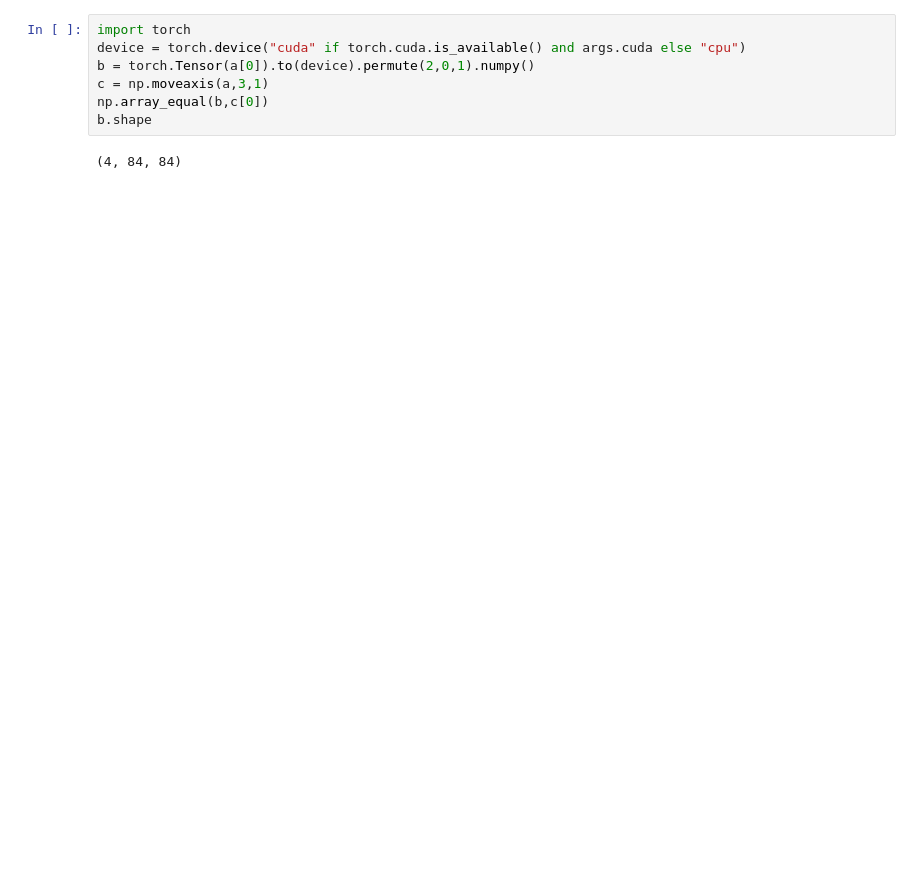
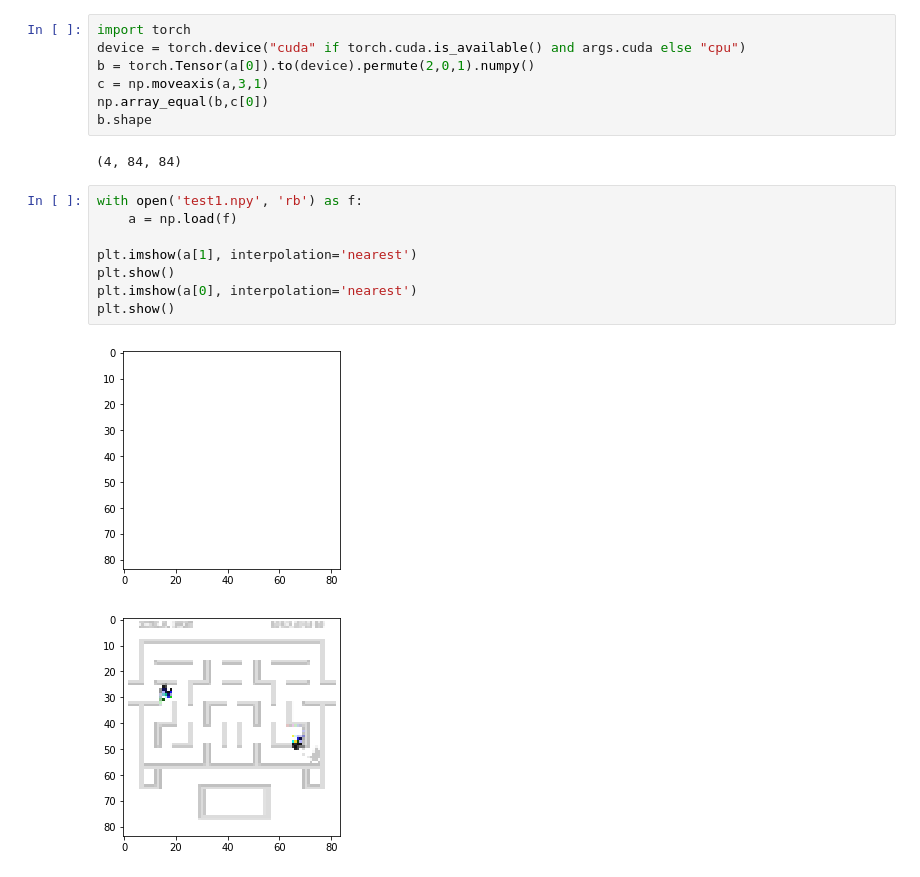
Before and after one commit to eduardokruel/DQNThesis, a Jupyter notebook: python/test1.ipynb, the cells around one changed output. Saved outputs shown, nothing was run; the diff lists cells and outputs as text; blank space fills up the shorter version.

```diff
--- a/python/test1.ipynb
+++ b/python/test1.ipynb
@@ -61,3 +61,14 @@ np.array_equal(b,c[0])
 b.shape
 # %% [output]
 (4, 84, 84)
+# %%
+with open('test1.npy', 'rb') as f:
+    a = np.load(f)
+
+plt.imshow(a[1], interpolation='nearest')
+plt.show()
+plt.imshow(a[0], interpolation='nearest')
+plt.show()
+# %% [output]
+[figure, added]
+[figure, added]
```
Also changed, not shown: parts of 4 cells of this notebook, 7 other files.
